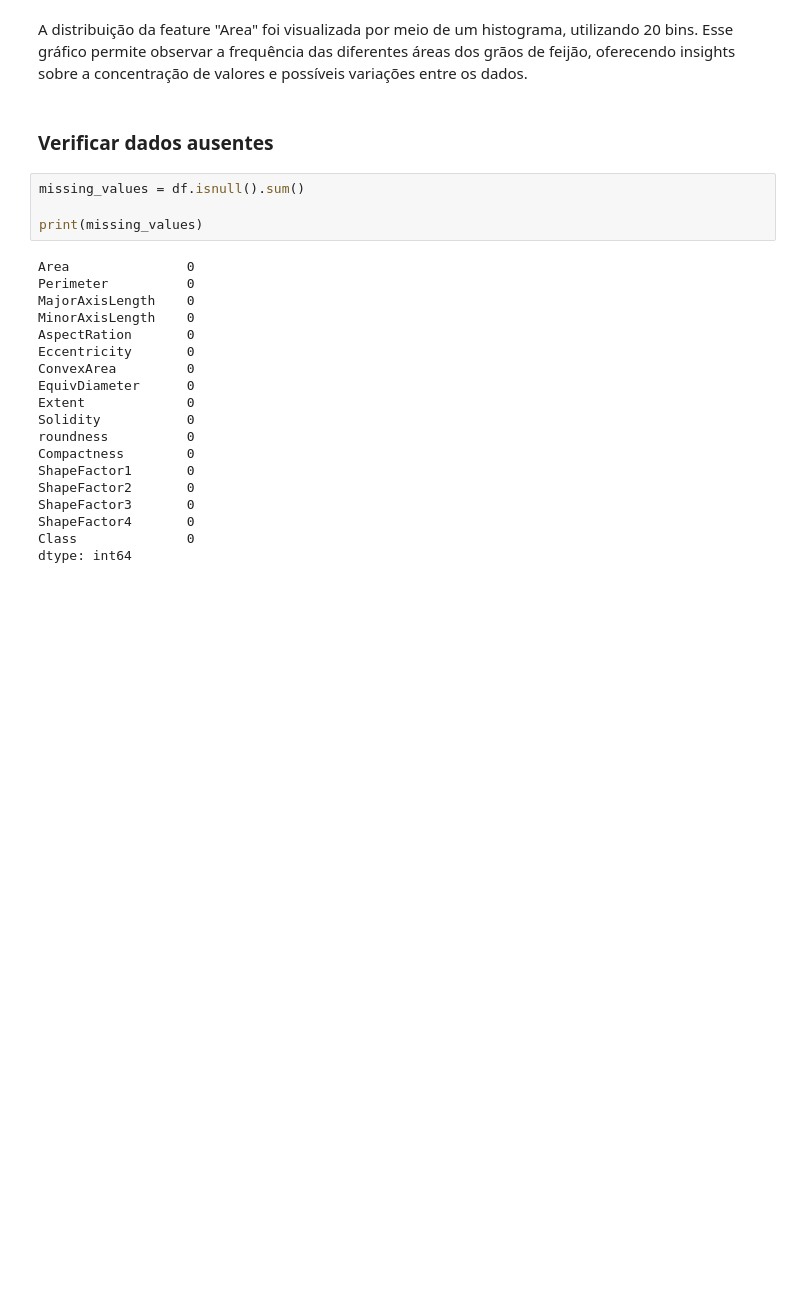
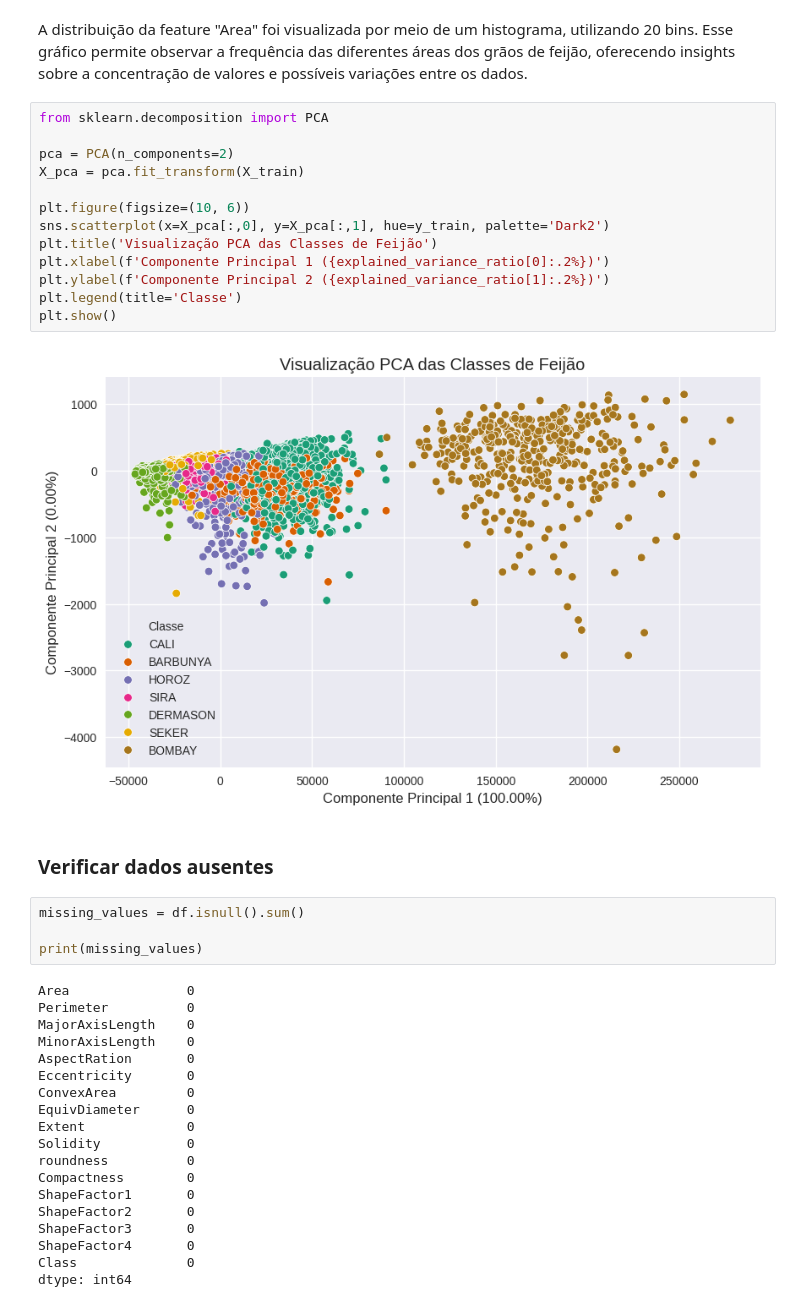
Before and after one commit to juniors719/dry_bean_classifier, a Jupyter notebook: dry_bean_classification.ipynb, the cells around one changed output. Saved outputs shown, nothing was run; the diff lists cells and outputs as text; blank space fills up the shorter version.

```diff
--- a/dry_bean_classification.ipynb
+++ b/dry_bean_classification.ipynb
@@ -163,5 +182,20 @@ plt.gca().spines[['top', 'right',]].set_visible(False)
 # %% [markdown]
 A distribuição da feature "Area" foi visualizada por meio de um histograma, utilizando 20 bins. Esse gráfico permite observar a frequência das diferentes áreas dos grãos de feijão, oferecendo insights sobre a concentração de valores e possíveis variações entre os dados.
+# %%
+from sklearn.decomposition import PCA
+
+pca = PCA(n_components=2)
+X_pca = pca.fit_transform(X_train)
+
+plt.figure(figsize=(10, 6))
+sns.scatterplot(x=X_pca[:,0], y=X_pca[:,1], hue=y_train, palette='Dark2')
+plt.title('Visualização PCA das Classes de Feijão')
+plt.xlabel(f'Componente Principal 1 ({explained_variance_ratio[0]:.2%})')
+plt.ylabel(f'Componente Principal 2 ({explained_variance_ratio[1]:.2%})')
+plt.legend(title='Classe')
+plt.show()
+# %% [output]
+[figure, added]
 # %% [markdown]
 ### Verificar dados ausentes
 # %%
```
Also changed, not shown: parts of 19 cells of this notebook.
